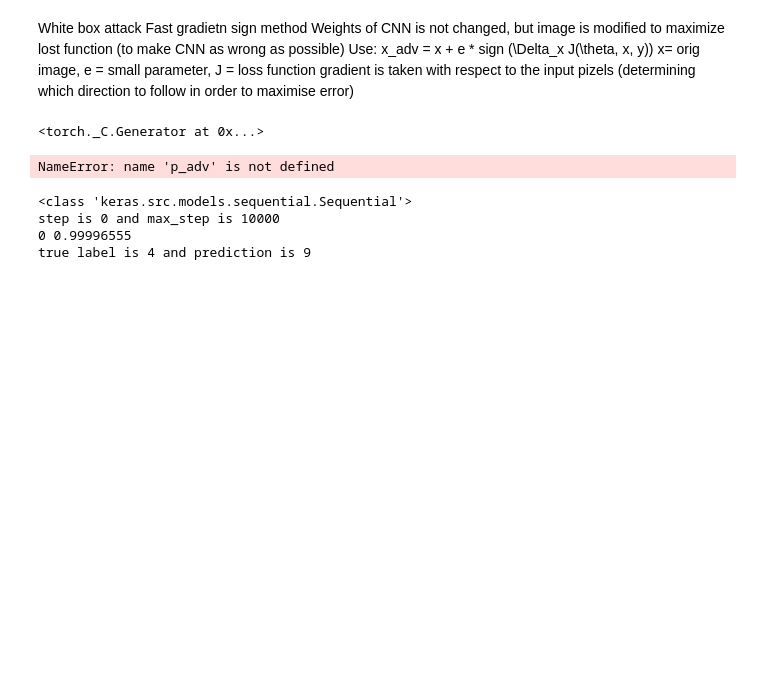
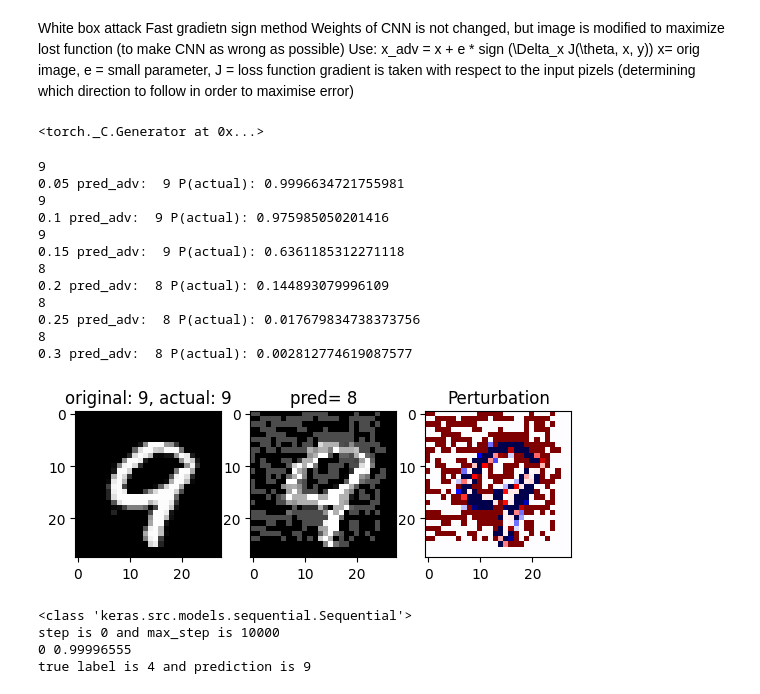
Before and after one commit to CleosCleopatra/Comp-AI, a Jupyter notebook: Assignment4.ipynb, the cells around one changed output. Cells and saved outputs as stored; diff of their text form; code cells hidden in the pictures; blank space fills up the shorter version.

```diff
--- a/Assignment4.ipynb
+++ b/Assignment4.ipynb
@@ -353,71 +395,43 @@ torch.manual_seed(42)
 # %%
-#x_{adv} = x + epsilon * sign(grad)
-
-pred = -1
-actual = -2
-
-def predict_tens(model, image):
-    probabilities = model(image, training = False).numpy()[0]
-    pred = int(np.argmax(probabilities))
-    return pred, probabilities
 
 
-while pred!= actual:
-    picked_index = random.randint(0, len(x_test_extra)-1)
-
-
-    image = x_test_extra[picked_index:picked_index+1]
-
-    pred, probs = predict_tens(model, image)
-
-    actual = y_test[picked_index]
-
-image = x_test_extra[picked_index:picked_index+1]
-image = tf.convert_to_tensor(image, dtype=tf.float32)
-
-loss_func = tf.keras.losses.SparseCategoricalCrossentropy()
-
-def attack(actual, model, image, epsilon):
-    tensor_image = tf.convert_to_tensor(image, dtype=tf.float32)
-
-    with tf.GradientTape() as tape:
-        tape.watch(tensor_image)
-        prob = model(tensor_image, training=False)
-        y_true = tf.convert_to_tensor([int(actual)], dtype=tf.int32)
-        loss = loss_func(y_true, prob)
-
-    gradient = tape.gradient(loss, tensor_image)
-    sign_grad = tf.sign(gradient)
-    #x_{adv} = x + epsilon * sign(grad)
-    x_adv = tf.clip_by_value(tensor_image + epsilon * sign_grad, 0, 1)
-    pred_adv, probs_adv = predict_tens(model, x_adv)
-
-    return x_adv, pred_adv, probs_adv
-
-epsilon = 0.15
+epsilon = 0.25
 
 eps_list = [0.05, 0.1, 0.15, 0.2, 0.25, 0.3]
 for eps in eps_list:
     x_adv, pred_adv, probs_adv = attack(actual, model, image, eps)
-    print(eps, "pred_adv: ", pred_adv, "P(actual):", float(pr_adv[actual]))
+    print(pred_adv)
+    print(eps, "pred_adv: ", pred_adv, "P(actual):", float(probs_adv[actual]))
 
 
 plt.figure()
 
 plt.subplot(1,3,1)
 plt.imshow(image[0, ..., 0], cmap="gray")
 plt.title(f"original: {pred}, actual: {actual}")
 
 plt.subplot(1,3,2)
 plt.imshow(x_adv[0, ..., 0], cmap="gray")
 plt.title(f"pred= {pred_adv}")
 
 plt.subplot(1,3,3)
 plt.imshow((x_adv - image)[0, ..., 0], cmap = "seismic")
 plt.title("Perturbation")
 plt.show()
 # %% [output]
-NameError: name 'p_adv' is not defined
+9
+0.05 pred_adv:  9 P(actual): 0.9996634721755981
+9
+0.1 pred_adv:  9 P(actual): 0.975985050201416
+9
+0.15 pred_adv:  9 P(actual): 0.6361185312271118
+8
+0.2 pred_adv:  8 P(actual): 0.144893079996109
+8
+0.25 pred_adv:  8 P(actual): 0.017679834738373756
+8
+0.3 pred_adv:  8 P(actual): 0.002812774619087577
+[figure, added]
 # %%
 def greedy_random_search(model, image, true_label, max_step = 10000):
     n  = 10
```
Also changed, not shown: parts of 3 cells of this notebook, 3 other files.
